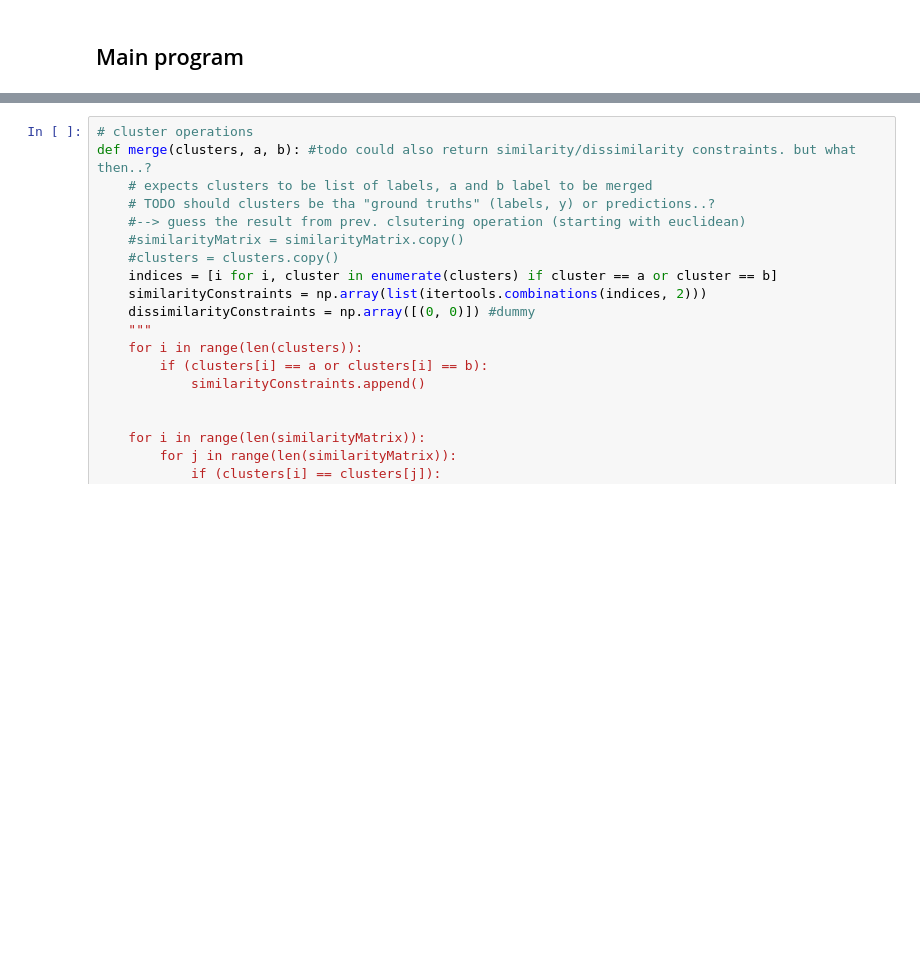
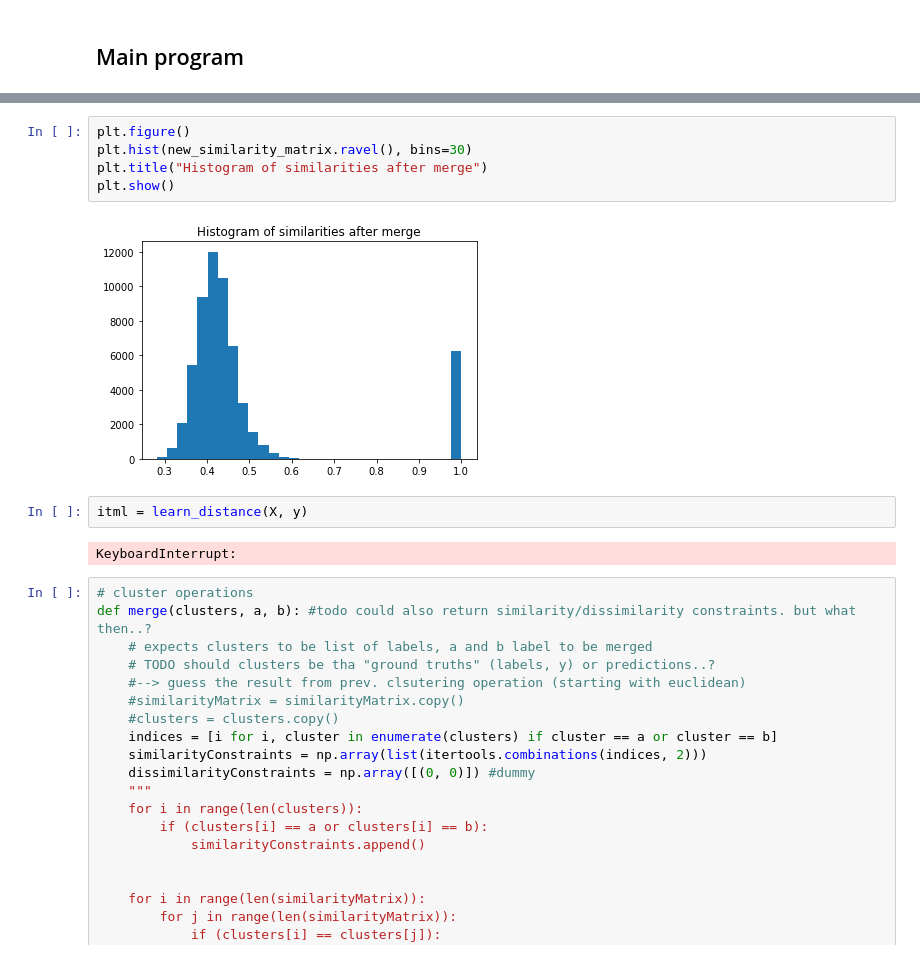
Before and after one commit to patricsteiner/image_clustering, a Jupyter notebook: intelligent_image_clustering.ipynb, the cells around one changed output, grey strips where cells are left out. Cells and saved outputs as stored; diff of their text form; blank space fills up the shorter version.

```diff
--- a/intelligent_image_clustering.ipynb
+++ b/intelligent_image_clustering.ipynb
@@ -232,3 +269,14 @@ V-Measure = 0.2238147536033269
+# %%
+plt.figure()
+plt.hist(new_similarity_matrix.ravel(), bins=30)
+plt.title("Histogram of similarities after merge")
+plt.show()
+# %% [output]
+[figure, added]
+# %%
+itml = learn_distance(X, y)
+# %% [output]
+KeyboardInterrupt:
 # %%
 # cluster operations
 def merge(clusters, a, b): #todo could also return similarity/dissimilarity constraints. but what then..?
```
Also changed, not shown: parts of 14 cells of this notebook.
